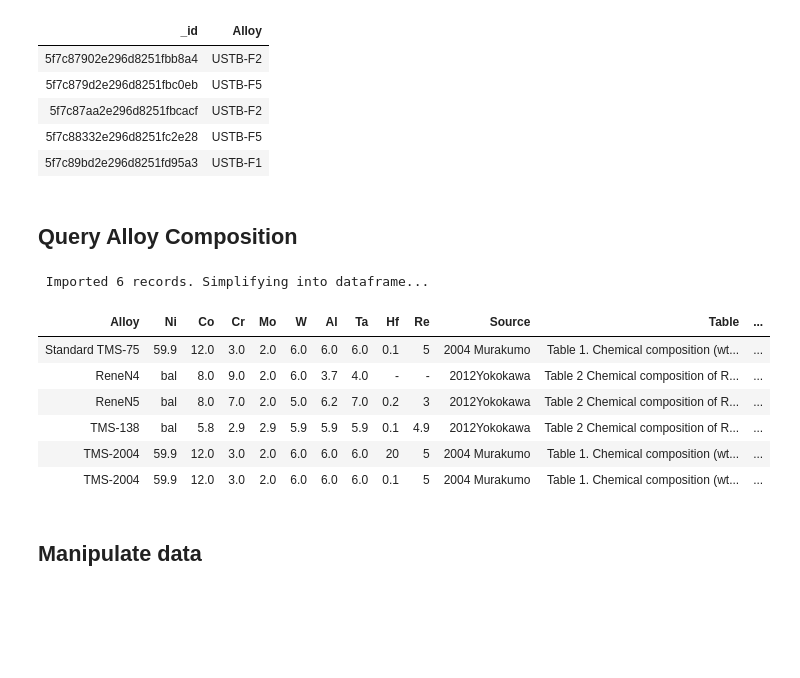
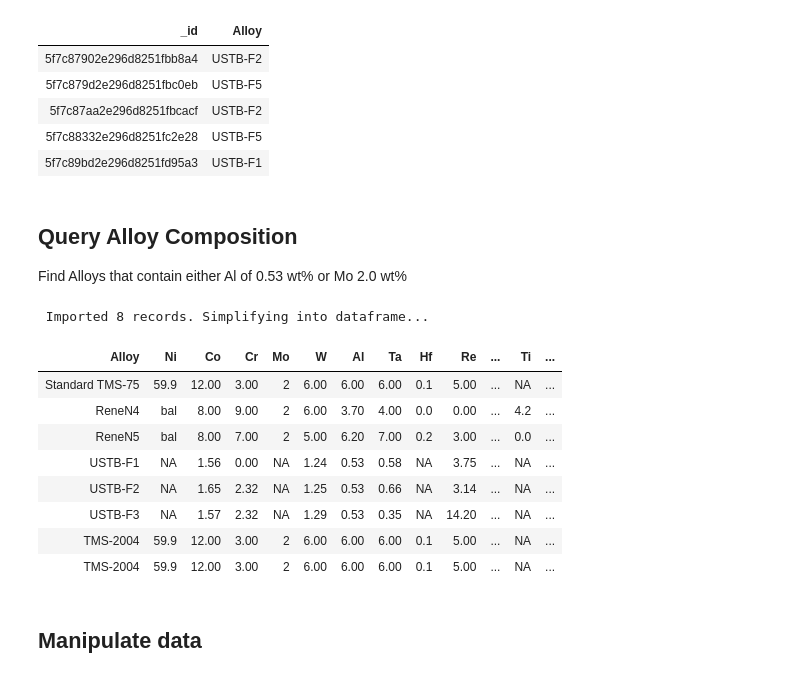
Before and after one commit to Jay055/ML_DeepLearning, a Jupyter notebook: DatabaseManipulation.ipynb, the cells around one changed output. Cells and saved outputs as stored; diff of their text form; code cells hidden in the pictures; blank space fills up the shorter version.

```diff
--- a/DatabaseManipulation.ipynb
+++ b/DatabaseManipulation.ipynb
@@ -448,19 +436,22 @@ Ni$find(
 | 5f7c87aa2e296d8251fbcacf | USTB-F2 |
 | 5f7c88332e296d8251fc2e28 | USTB-F5 |
 | 5f7c89bd2e296d8251fd95a3 | USTB-F1 |
-# %% [markdown]
-## Query Alloy Composition
+# %% [markdown]
+## Query Alloy Composition
+Find Alloys that contain either Al of 0.53 wt% or Mo 2.0 wt%
 # %%
-Ni$find('{"$or": [ {"Ni" : "bal"}, {"Mo" : 2.0}  ]}')
+Ni$find('{"$or": [ {"Al" : 0.53}, {"Mo" : 2.0}  ]}')
 # %% [output]
- Imported 6 records. Simplifying into dataframe...
+ Imported 8 records. Simplifying into dataframe...
-| Alloy | Ni | Co | Cr | Mo | W | Al | Ta | Hf | Re | Source | Table | ... |
-| Standard TMS-75 | 59.9 | 12.0 | 3.0 | 2.0 | 6.0 | 6.0 | 6.0 | 0.1 | 5 | 2004 Murakumo | Table 1. Chemical composition (wt... | ... |
-| ReneN4 | bal | 8.0 | 9.0 | 2.0 | 6.0 | 3.7 | 4.0 | - | - | 2012Yokokawa | Table 2 Chemical composition of R... | ... |
-| ReneN5 | bal | 8.0 | 7.0 | 2.0 | 5.0 | 6.2 | 7.0 | 0.2 | 3 | 2012Yokokawa | Table 2 Chemical composition of R... | ... |
-| TMS-138 | bal | 5.8 | 2.9 | 2.9 | 5.9 | 5.9 | 5.9 | 0.1 | 4.9 | 2012Yokokawa | Table 2 Chemical composition of R... | ... |
-| TMS-2004 | 59.9 | 12.0 | 3.0 | 2.0 | 6.0 | 6.0 | 6.0 | 20 | 5 | 2004 Murakumo | Table 1. Chemical composition (wt... | ... |
-| TMS-2004 | 59.9 | 12.0 | 3.0 | 2.0 | 6.0 | 6.0 | 6.0 | 0.1 | 5 | 2004 Murakumo | Table 1. Chemical composition (wt... | ... |
+| Alloy | Ni | Co | Cr | Mo | W | Al | Ta | Hf | Re | ... | Ti | ... |
+| Standard TMS-75 | 59.9 | 12.00 | 3.00 | 2 | 6.00 | 6.00 | 6.00 | 0.1 | 5.00 | ... | NA | ... |
+| ReneN4 | bal | 8.00 | 9.00 | 2 | 6.00 | 3.70 | 4.00 | 0.0 | 0.00 | ... | 4.2 | ... |
+| ReneN5 | bal | 8.00 | 7.00 | 2 | 5.00 | 6.20 | 7.00 | 0.2 | 3.00 | ... | 0.0 | ... |
+| USTB-F1 | NA | 1.56 | 0.00 | NA | 1.24 | 0.53 | 0.58 | NA | 3.75 | ... | NA | ... |
+| USTB-F2 | NA | 1.65 | 2.32 | NA | 1.25 | 0.53 | 0.66 | NA | 3.14 | ... | NA | ... |
+| USTB-F3 | NA | 1.57 | 2.32 | NA | 1.29 | 0.53 | 0.35 | NA | 14.20 | ... | NA | ... |
+| TMS-2004 | 59.9 | 12.00 | 3.00 | 2 | 6.00 | 6.00 | 6.00 | 0.1 | 5.00 | ... | NA | ... |
+| TMS-2004 | 59.9 | 12.00 | 3.00 | 2 | 6.00 | 6.00 | 6.00 | 0.1 | 5.00 | ... | NA | ... |
 # %% [markdown]
 ## Manipulate data
 # %% [markdown]
```
Also changed, not shown: parts of 11 cells of this notebook.
